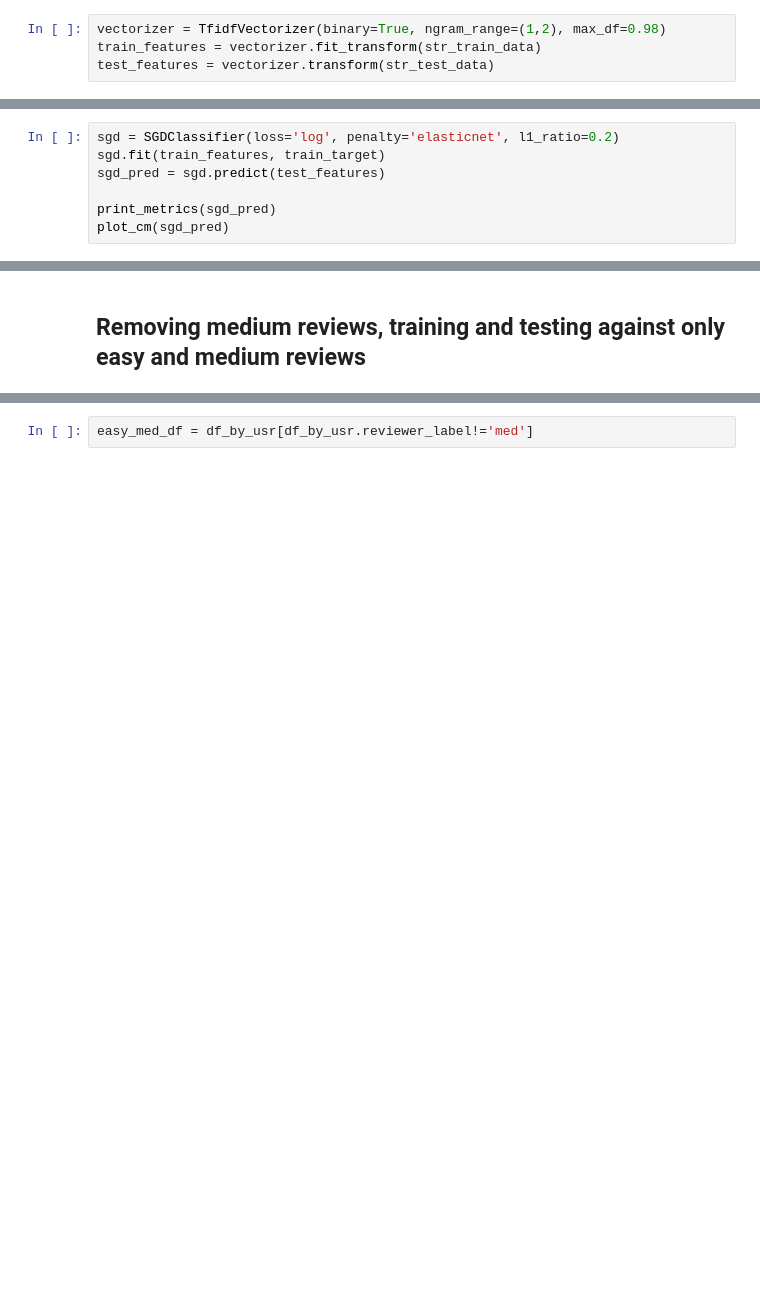
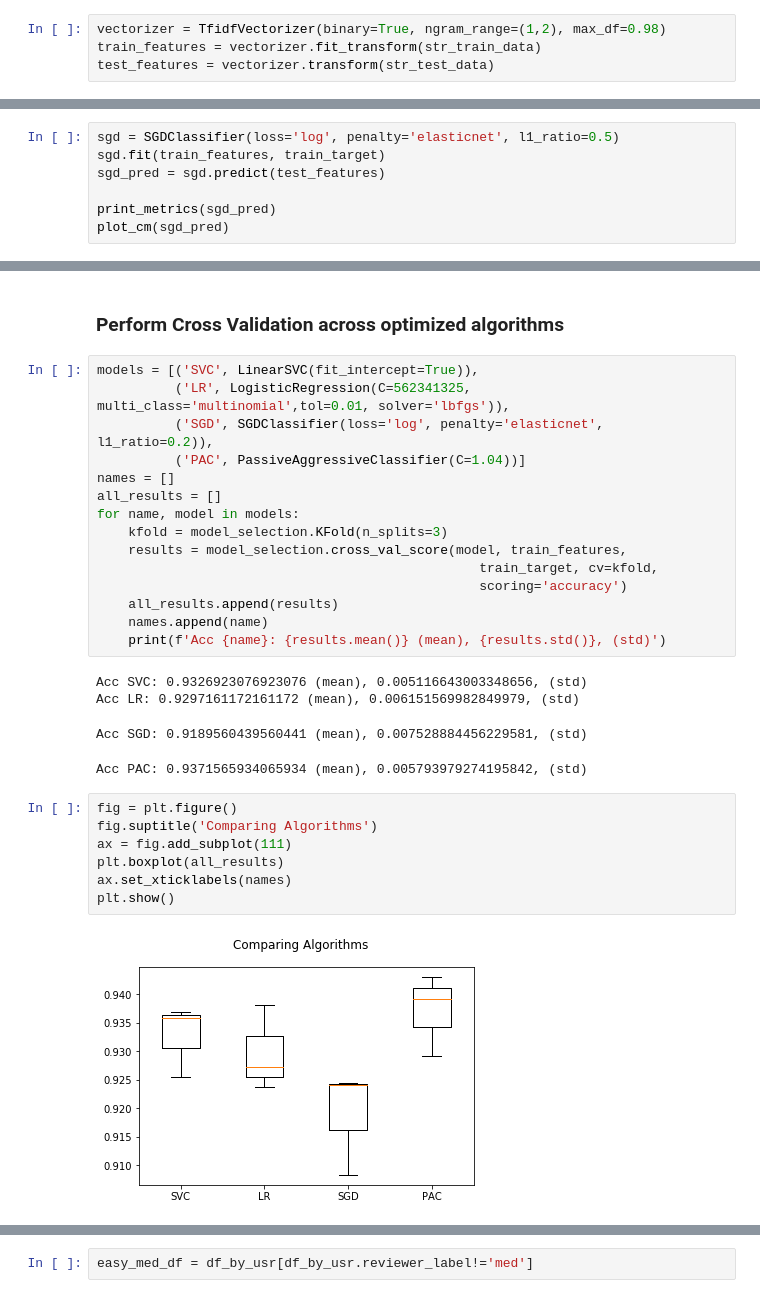
Before and after one commit to bdorsey2/yelp_reviewer_toughness, a Jupyter notebook: hard_easy_reviewer_model-v2.ipynb, the cells around one changed output, grey strips where cells are left out. Saved outputs shown, nothing was run; the diff lists cells and outputs as text; blank space fills up the shorter version.

```diff
--- a/hard_easy_reviewer_model-v2.ipynb
+++ b/hard_easy_reviewer_model-v2.ipynb
@@ -232,5 +158,5 @@ Recall: [0.28867403 0.90093937 0.54520548]
 # %%
-sgd = SGDClassifier(loss='log', penalty='elasticnet', l1_ratio=0.2)
+sgd = SGDClassifier(loss='log', penalty='elasticnet', l1_ratio=0.5)
 sgd.fit(train_features, train_target)
 sgd_pred = sgd.predict(test_features)
 
@@ -268,2 +194,31 @@ Recall: [0.1691989  0.94944492 0.3609589 ]
-# %% [markdown]
-## Removing medium reviews, training and testing against only easy and medium reviews
+# %% [markdown]
+### Perform Cross Validation across optimized algorithms
+# %%
+models = [('SVC', LinearSVC(fit_intercept=True)),
+          ('LR', LogisticRegression(C=562341325, multi_class='multinomial',tol=0.01, solver='lbfgs')),
+          ('SGD', SGDClassifier(loss='log', penalty='elasticnet', l1_ratio=0.2)),
+          ('PAC', PassiveAggressiveClassifier(C=1.04))]
+names = []
+all_results = []
+for name, model in models:
+    kfold = model_selection.KFold(n_splits=3)
+    results = model_selection.cross_val_score(model, train_features,
+                                                 train_target, cv=kfold,
+                                                 scoring='accuracy')
+    all_results.append(results)
+    names.append(name)
+    print(f'Acc {name}: {results.mean()} (mean), {results.std()}, (std)')
+# %% [output]
+Acc SVC: 0.9326923076923076 (mean), 0.005116643003348656, (std)
+Acc LR: 0.9297161172161172 (mean), 0.006151569982849979, (std)
+Acc SGD: 0.9189560439560441 (mean), 0.007528884456229581, (std)
+Acc PAC: 0.9371565934065934 (mean), 0.005793979274195842, (std)
+# %%
+fig = plt.figure()
+fig.suptitle('Comparing Algorithms')
+ax = fig.add_subplot(111)
+plt.boxplot(all_results)
+ax.set_xticklabels(names)
+plt.show()
+# %% [output]
+[figure, added]
```
Also changed, not shown: parts of 21 cells of this notebook.
